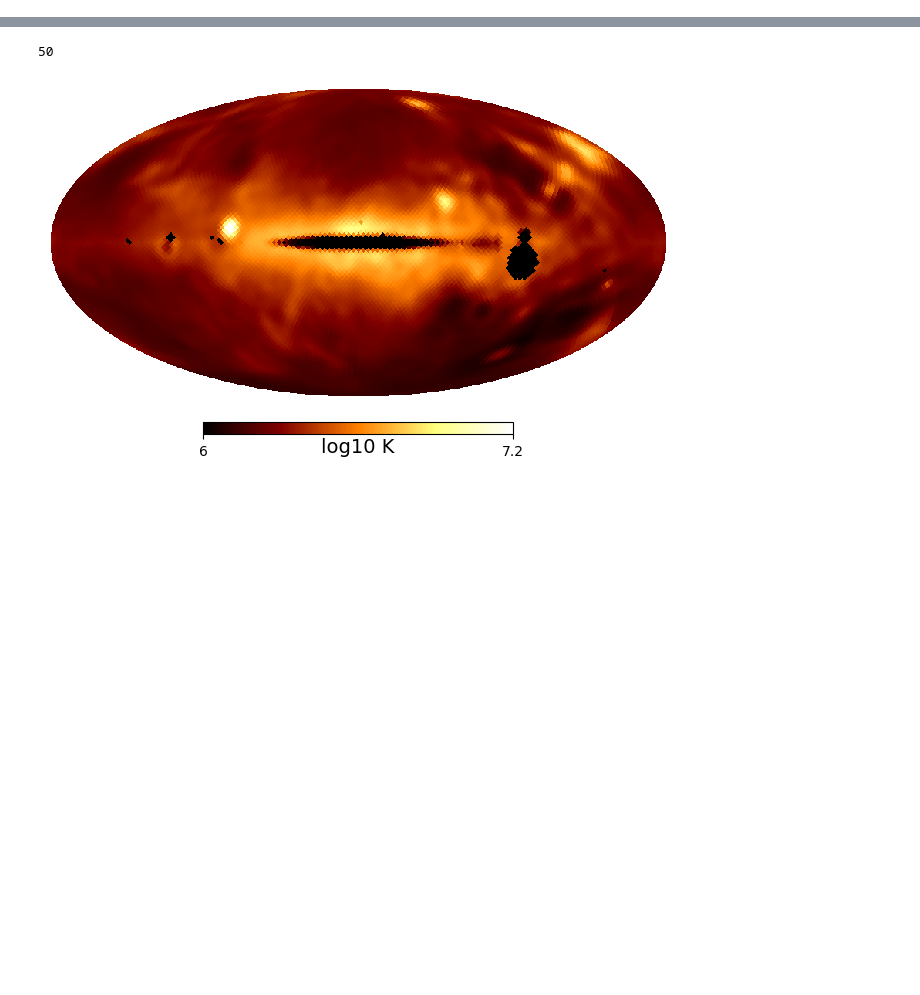
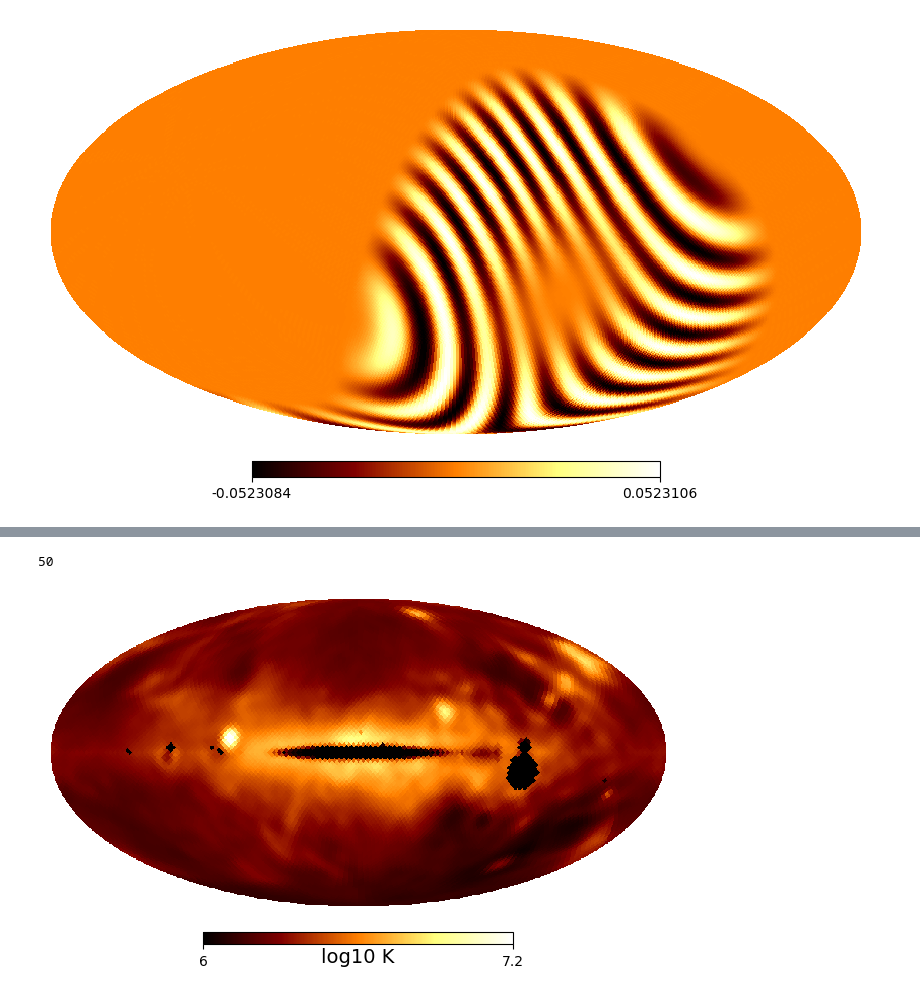
Before and after one commit to slosar/notebooks, a Jupyter notebook: fiore_mapper.ipynb, the cells around one changed output, grey strips where cells are left out. Cells and saved outputs as stored; diff of their text form; code cells hidden in the pictures; blank space fills up the shorter version.

```diff
--- a/fiore_mapper.ipynb
+++ b/fiore_mapper.ipynb
@@ -66,0 +58,5 @@ hp.mollview(hp.alm2map(rotate_phi(Bl,180),nside=Nside),title="")
+# %%
+hp.mollview(B,title="",cmap='afmhot')
+Bl = hp.map2alm(B,lmax=lmax)
+# %% [output]
+[figure, added]
```
Also changed, not shown: parts of 3 cells of this notebook.
